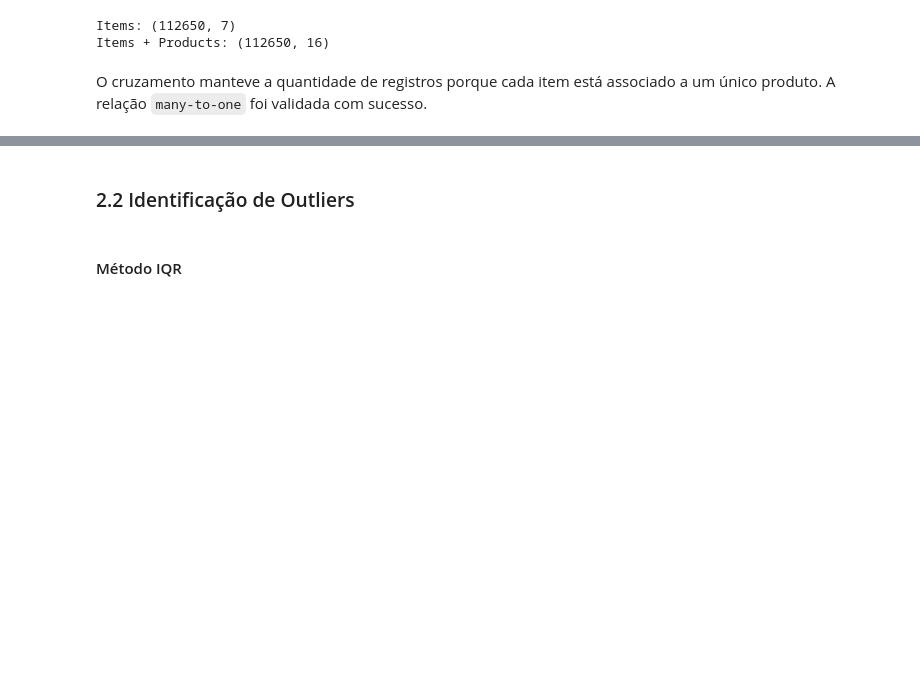
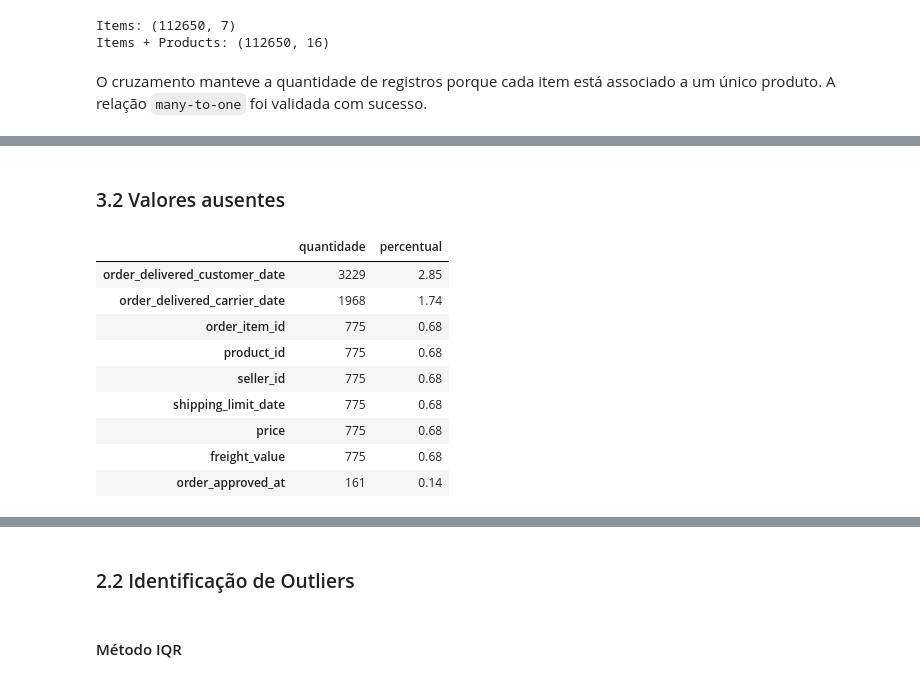
Before and after one commit to heliobrandao/projeto-tecnicas-programacao-i-py-ada, a Jupyter notebook: notebooks/analise.ipynb, the cells around one changed output, grey strips where cells are left out. Saved outputs shown, nothing was run; the diff lists cells and outputs as text; code cells hidden in the pictures; blank space fills up the shorter version.

```diff
--- a/notebooks/analise.ipynb
+++ b/notebooks/analise.ipynb
@@ -226,0 +240,25 @@ print(f"\nLinhas duplicadas no dataset consolidado: {df.duplicated().sum()}")
+# %% [markdown]
+### 3.2 Valores ausentes
+# %%
+missing = pd.DataFrame({
+    'quantidade': df_entrega.isna().sum(),
+    'percentual': (df_entrega.isna().mean() * 100).round(2)
+})
+
+missing = missing[missing['quantidade'] > 0].sort_values(
+    'percentual',
+    ascending=False
+)
+
+missing
+# %% [output]
+|  | quantidade | percentual |
+| order_delivered_customer_date | 3229 | 2.85 |
+| order_delivered_carrier_date | 1968 | 1.74 |
+| order_item_id | 775 | 0.68 |
+| product_id | 775 | 0.68 |
+| seller_id | 775 | 0.68 |
+| shipping_limit_date | 775 | 0.68 |
+| price | 775 | 0.68 |
+| freight_value | 775 | 0.68 |
+| order_approved_at | 161 | 0.14 |
```
Also changed, not shown: parts of 31 cells of this notebook.
